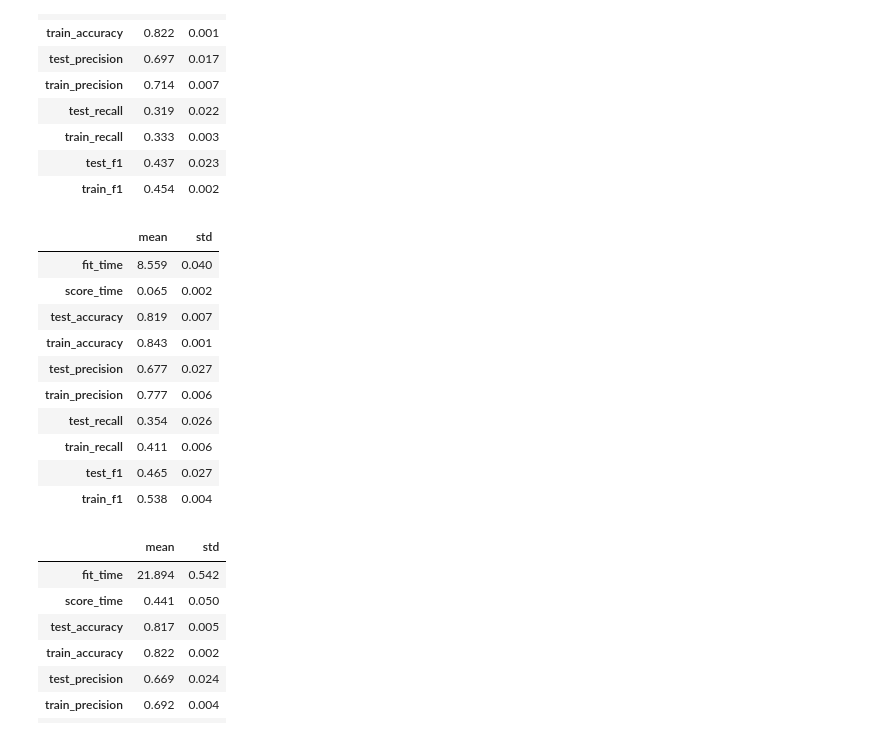
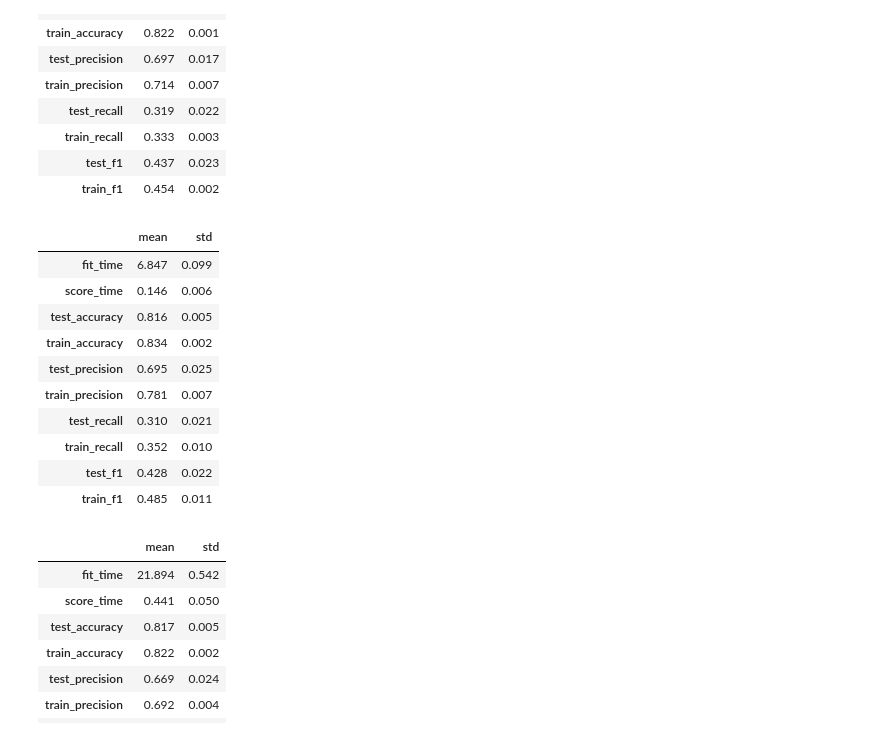
Before and after one commit to joeywwwu/573-lab4, a Jupyter notebook: lab4.ipynb, the cells around one changed output. Cells and saved outputs as stored; diff of their text form; code cells hidden in the pictures.

```diff
--- a/lab4.ipynb
+++ b/lab4.ipynb
@@ -544,6 +544,7 @@ cross_val_results['svc'] = pd.DataFrame(cross_validate(svc,
                                                        X_train,
                                                        y_train,
                                                        scoring=classification_metrics,
+                                                       n_jobs=-1,
                                                        return_train_score=True)).agg(['mean', 'std']).round(3).T
 
 cross_val_results['svc']
@@ -560,27 +561,28 @@ cross_val_results['svc']
 | test_f1 | 0.437 | 0.023 |
 | train_f1 | 0.454 | 0.002 |
 # %%
-random_forest_m = RandomForestClassifier(max_depth=8, random_state=0)
+random_forest_m = RandomForestClassifier(max_depth=8, random_state=123)
 random_forest = make_pipeline(preprocessor, random_forest_m)
 cross_val_results['random_forest'] = pd.DataFrame(cross_validate(random_forest,
                                                                  X_train,
                                                                  y_train,
                                                                  scoring=classification_metrics,
+                                                                 n_jobs=-1,
                                                                  return_train_score=True)).agg(['mean', 'std']).round(3).T
 
 cross_val_results['random_forest']
 # %% [output]
 |  | mean | std |
-| fit_time | 8.559 | 0.040 |
-| score_time | 0.065 | 0.002 |
-| test_accuracy | 0.819 | 0.007 |
-| train_accuracy | 0.843 | 0.001 |
-| test_precision | 0.677 | 0.027 |
-| train_precision | 0.777 | 0.006 |
-| test_recall | 0.354 | 0.026 |
-| train_recall | 0.411 | 0.006 |
-| test_f1 | 0.465 | 0.027 |
-| train_f1 | 0.538 | 0.004 |
+| fit_time | 6.847 | 0.099 |
+| score_time | 0.146 | 0.006 |
+| test_accuracy | 0.816 | 0.005 |
+| train_accuracy | 0.834 | 0.002 |
+| test_precision | 0.695 | 0.025 |
+| train_precision | 0.781 | 0.007 |
+| test_recall | 0.310 | 0.021 |
+| train_recall | 0.352 | 0.010 |
+| test_f1 | 0.428 | 0.022 |
+| train_f1 | 0.485 | 0.011 |
 # %%
 ada_boost_m = AdaBoostClassifier(n_estimators=200, random_state=123)
 ada_boost = make_pipeline(preprocessor, ada_boost_m)
```
Also changed, not shown: parts of 49 cells of this notebook, 1 other file.
